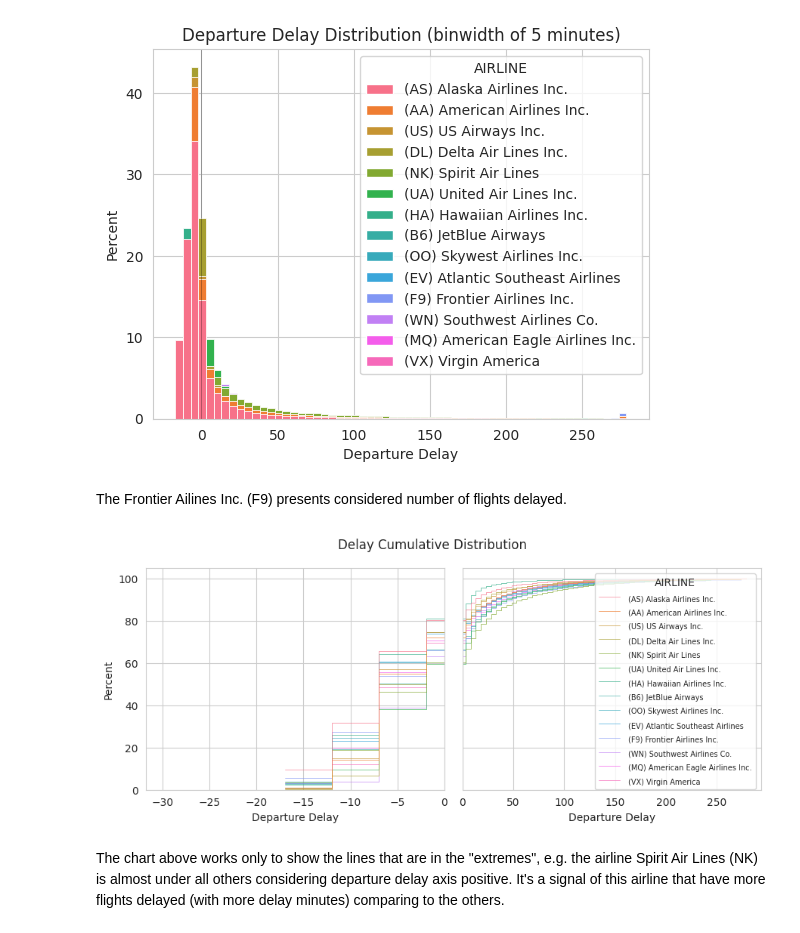
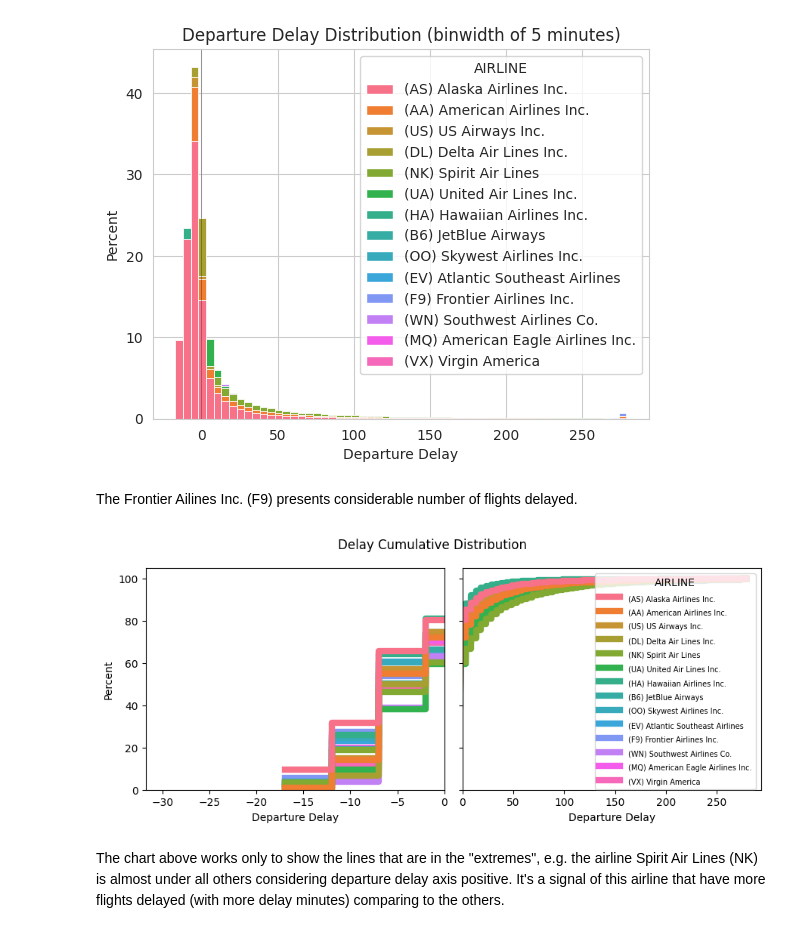
Before and after one commit to bmorbin/flights-delay, a Jupyter notebook: Cópia_de_D&N_Teste_de_Conhecimentos_em_Dados.ipynb, the cells around one changed output. Cells and saved outputs as stored; diff of their text form; code cells hidden in the pictures.

```diff
--- a/Cópia_de_D&N_Teste_de_Conhecimentos_em_Dados.ipynb
+++ b/Cópia_de_D&N_Teste_de_Conhecimentos_em_Dados.ipynb
@@ -974,7 +969,7 @@ plt.show()
 # %% [output]
 [figure]
 # %% [markdown]
-The Frontier Ailines Inc. (F9) presents considered number of flights delayed.
+The Frontier Ailines Inc. (F9) presents considerable number of flights delayed.
 # %%
 fig, (axe_neg, axe_pos) = plt.subplots(1,2, figsize=(9,4), sharey=True)
 
@@ -986,39 +981,39 @@ p1 = sns.histplot(tab_delays_airline.dropna(subset=['DEPARTURE_DELAYtrunc']),
              element="step",
              fill=False,
              cumulative=True,
-             alpha=0.9,
+             alpha=1,
              ax=axe_neg,
-             linewidth=3,
+             linewidth=6,
              legend=False,
              binwidth=5
              ).set(xlabel='Departure Delay', ylabel='Percent')
 
 p2 = sns.histplot(tab_delays_airline.dropna(subset=['DEPARTURE_DELAYtrunc']),
              x="DEPARTURE_DELAYtrunc",
              hue="AIRLINE",
              stat="percent",
              common_norm=False,
              element="step",
              fill=False,
              cumulative=True,
-             alpha=0.9,
+             alpha=1,
              ax=axe_pos,
-             linewidth=3,
+             linewidth=6,
              binwidth=5
              )
 
 plt.setp(p2.get_legend().get_texts(), fontsize='7')
 p2.set(xlabel='Departure Delay', ylabel='Percent')
 
 plt.suptitle(f'Delay Cumulative Distribution')
 axe_neg.set_xlim(right=0)
 axe_pos.set_xlim(left=0)
 
 plt.rcParams["font.size"] = "10"
 fig.tight_layout()
 fig.show()
 # %% [output]
-[figure, old version]
+[figure, new version]
 # %% [markdown]
 The chart above works only to show the lines that are in the "extremes", e.g. the airline Spirit Air Lines (NK) is almost under all others considering departure delay axis positive. It's a signal of this airline that have more flights delayed (with more delay minutes) comparing to the others.
 # %%
```
Also changed, not shown: parts of 25 cells of this notebook.
